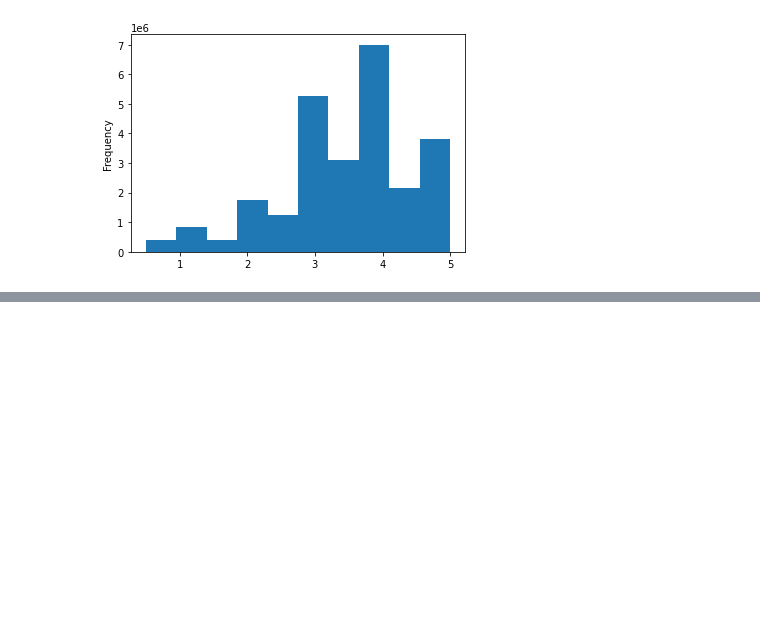
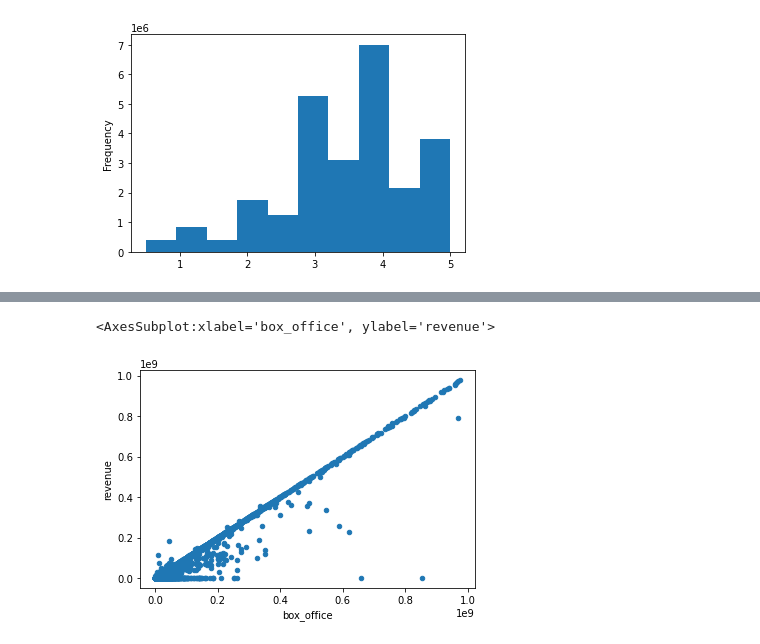
Before and after one commit to SDCoulter/Movies-ETL, a Jupyter notebook: data_analysis.ipynb, the cells around one changed output, grey strips where cells are left out. Drawn from its saved outputs; the diff is of its cells as text; code cells hidden in the pictures; blank space fills up the shorter version.

```diff
--- a/data_analysis.ipynb
+++ b/data_analysis.ipynb
@@ -762,0 +898,7 @@ Name: rating, dtype: float64
+# %%
+# box_office vs revenue - use another scatter plot.
+# Remove values higher than 1 billion as they skew the data.
+movies_df.fillna(0)[movies_df['box_office'] < 10**9].plot(x='box_office', y='revenue', kind='scatter')
+# %% [output]
+<AxesSubplot:xlabel='box_office', ylabel='revenue'>
+[figure, added]
```
Also changed, not shown: parts of 31 cells of this notebook.
